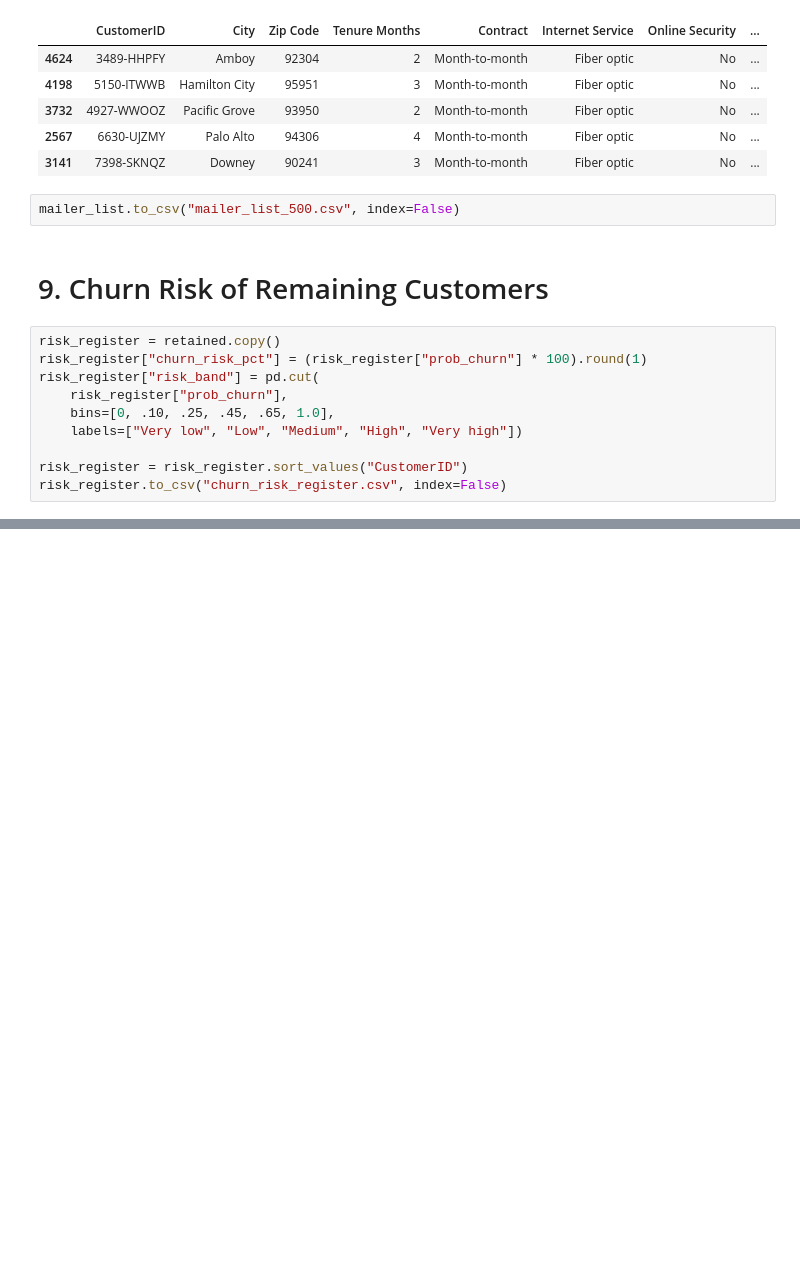
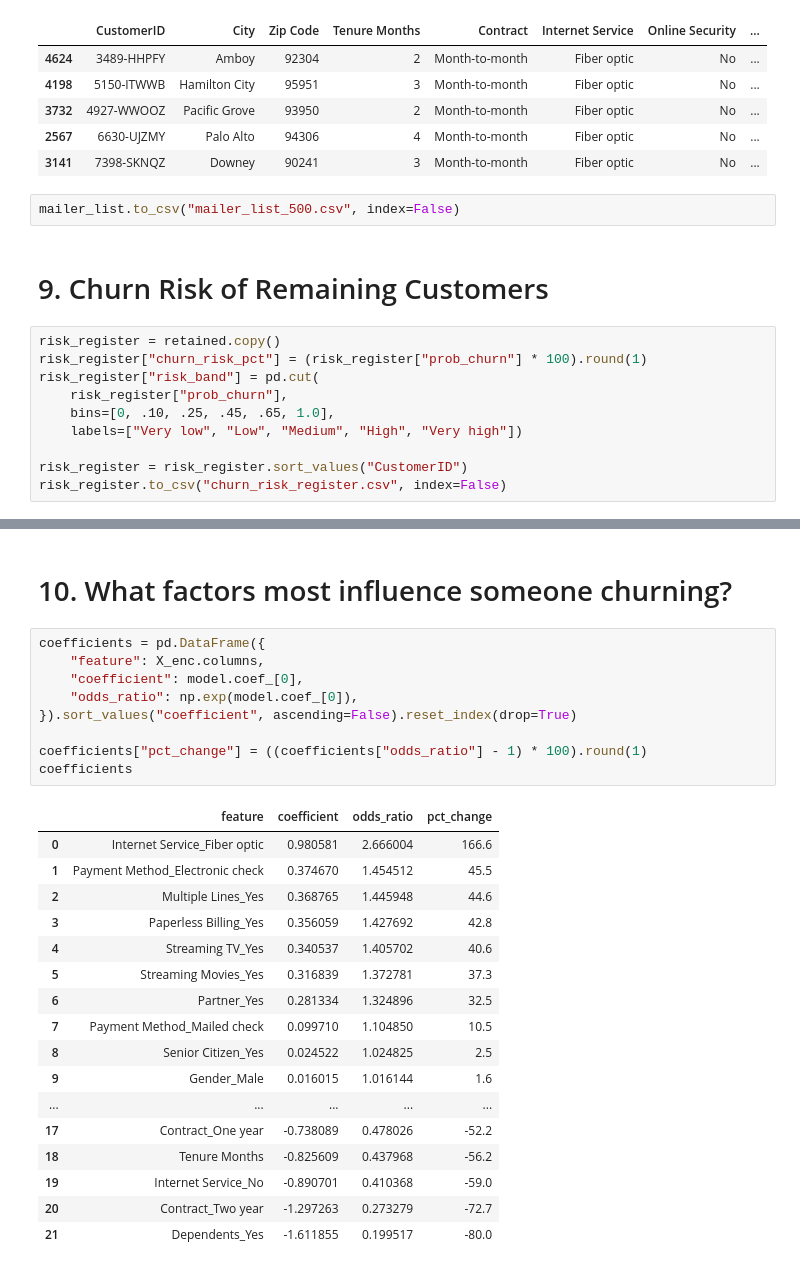
Before and after one commit to Bhumgara/df_swan_consulting, a Jupyter notebook: P7_EDA.ipynb, the cells around one changed output, grey strips where cells are left out. Cells and saved outputs as stored; diff of their text form; blank space fills up the shorter version.

```diff
--- a/P7_EDA.ipynb
+++ b/P7_EDA.ipynb
@@ -288,0 +307,29 @@ risk_register.to_csv("churn_risk_register.csv", index=False)
+# %% [markdown]
+# 10. What factors most influence someone churning?
+# %%
+coefficients = pd.DataFrame({
+    "feature": X_enc.columns,
+    "coefficient": model.coef_[0],
+    "odds_ratio": np.exp(model.coef_[0]),
+}).sort_values("coefficient", ascending=False).reset_index(drop=True)
+
+coefficients["pct_change"] = ((coefficients["odds_ratio"] - 1) * 100).round(1)
+coefficients
+# %% [output]
+|  | feature | coefficient | odds_ratio | pct_change |
+| 0 | Internet Service_Fiber optic | 0.980581 | 2.666004 | 166.6 |
+| 1 | Payment Method_Electronic check | 0.374670 | 1.454512 | 45.5 |
+| 2 | Multiple Lines_Yes | 0.368765 | 1.445948 | 44.6 |
+| 3 | Paperless Billing_Yes | 0.356059 | 1.427692 | 42.8 |
+| 4 | Streaming TV_Yes | 0.340537 | 1.405702 | 40.6 |
+| 5 | Streaming Movies_Yes | 0.316839 | 1.372781 | 37.3 |
+| 6 | Partner_Yes | 0.281334 | 1.324896 | 32.5 |
+| 7 | Payment Method_Mailed check | 0.099710 | 1.104850 | 10.5 |
+| 8 | Senior Citizen_Yes | 0.024522 | 1.024825 | 2.5 |
+| 9 | Gender_Male | 0.016015 | 1.016144 | 1.6 |
+| ... | ... | ... | ... | ... |
+| 17 | Contract_One year | -0.738089 | 0.478026 | -52.2 |
+| 18 | Tenure Months | -0.825609 | 0.437968 | -56.2 |
+| 19 | Internet Service_No | -0.890701 | 0.410368 | -59.0 |
+| 20 | Contract_Two year | -1.297263 | 0.273279 | -72.7 |
+| 21 | Dependents_Yes | -1.611855 | 0.199517 | -80.0 |
```
Also changed, not shown: parts of 2 cells of this notebook.
